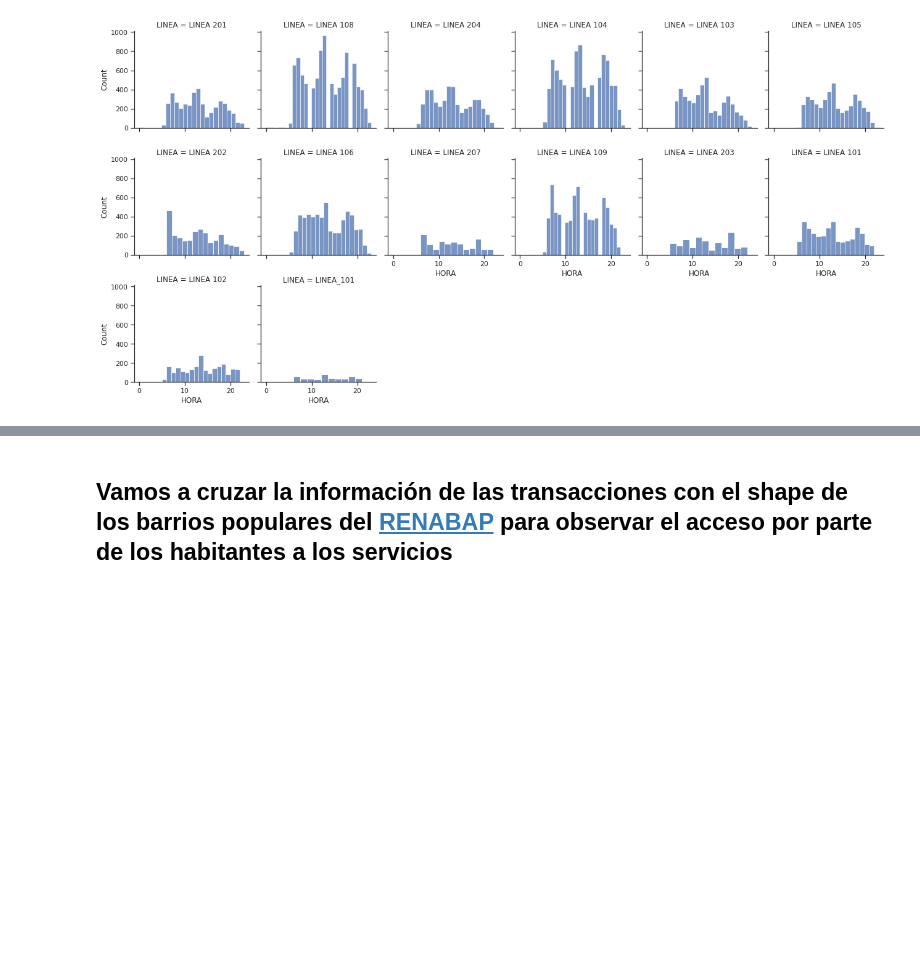
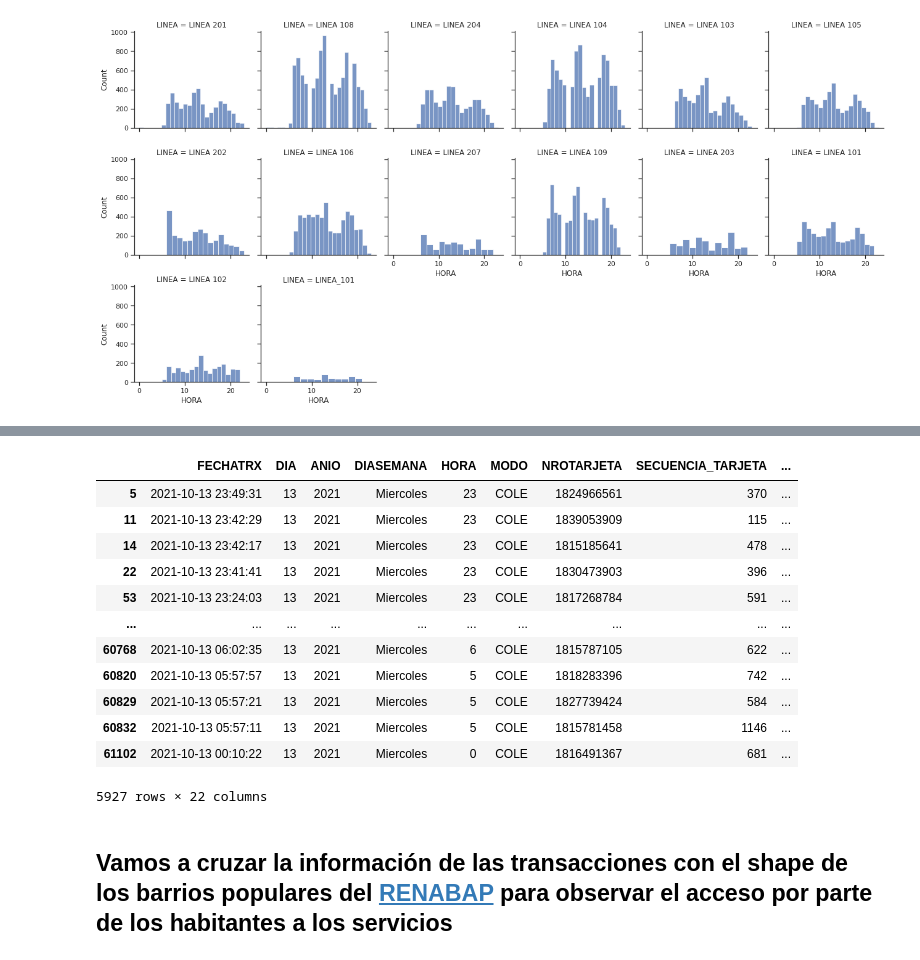
Before and after one commit to sebasruggero/analisis_transporte_catamarca, a Jupyter notebook: Análisis_Catamarca.ipynb, the cells around one changed output, grey strips where cells are left out. Saved outputs shown, nothing was run; the diff lists cells and outputs as text; code cells hidden in the pictures; blank space fills up the shorter version.

```diff
--- a/Análisis_Catamarca.ipynb
+++ b/Análisis_Catamarca.ipynb
@@ -181,5 +180,21 @@ display(mapa)
 # %% [output]
 [interactive output not drawn]
+# %%
+heat_df
+# %% [output]
+|  | FECHATRX | DIA | ANIO | DIASEMANA | HORA | MODO | NROTARJETA | SECUENCIA_TARJETA | ... |
+| 5 | 2021-10-13 23:49:31 | 13 | 2021 | Miercoles | 23 | COLE | 1824966561 | 370 | ... |
+| 11 | 2021-10-13 23:42:29 | 13 | 2021 | Miercoles | 23 | COLE | 1839053909 | 115 | ... |
+| 14 | 2021-10-13 23:42:17 | 13 | 2021 | Miercoles | 23 | COLE | 1815185641 | 478 | ... |
+| 22 | 2021-10-13 23:41:41 | 13 | 2021 | Miercoles | 23 | COLE | 1830473903 | 396 | ... |
+| 53 | 2021-10-13 23:24:03 | 13 | 2021 | Miercoles | 23 | COLE | 1817268784 | 591 | ... |
+| ... | ... | ... | ... | ... | ... | ... | ... | ... | ... |
+| 60768 | 2021-10-13 06:02:35 | 13 | 2021 | Miercoles | 6 | COLE | 1815787105 | 622 | ... |
+| 60820 | 2021-10-13 05:57:57 | 13 | 2021 | Miercoles | 5 | COLE | 1818283396 | 742 | ... |
+| 60829 | 2021-10-13 05:57:21 | 13 | 2021 | Miercoles | 5 | COLE | 1827739424 | 584 | ... |
+| 60832 | 2021-10-13 05:57:11 | 13 | 2021 | Miercoles | 5 | COLE | 1815781458 | 1146 | ... |
+| 61102 | 2021-10-13 00:10:22 | 13 | 2021 | Miercoles | 0 | COLE | 1816491367 | 681 | ... |
+5927 rows × 22 columns
 # %% [markdown]
 ## Vamos a cruzar la información de las transacciones con el shape de los barrios populares del [RENABAP](https://https://www.argentina.gob.ar/desarrollosocial/renabap/mapa) para observar el acceso por parte de los habitantes a los servicios
 # %%
```
Also changed, not shown: parts of 4 cells of this notebook.
